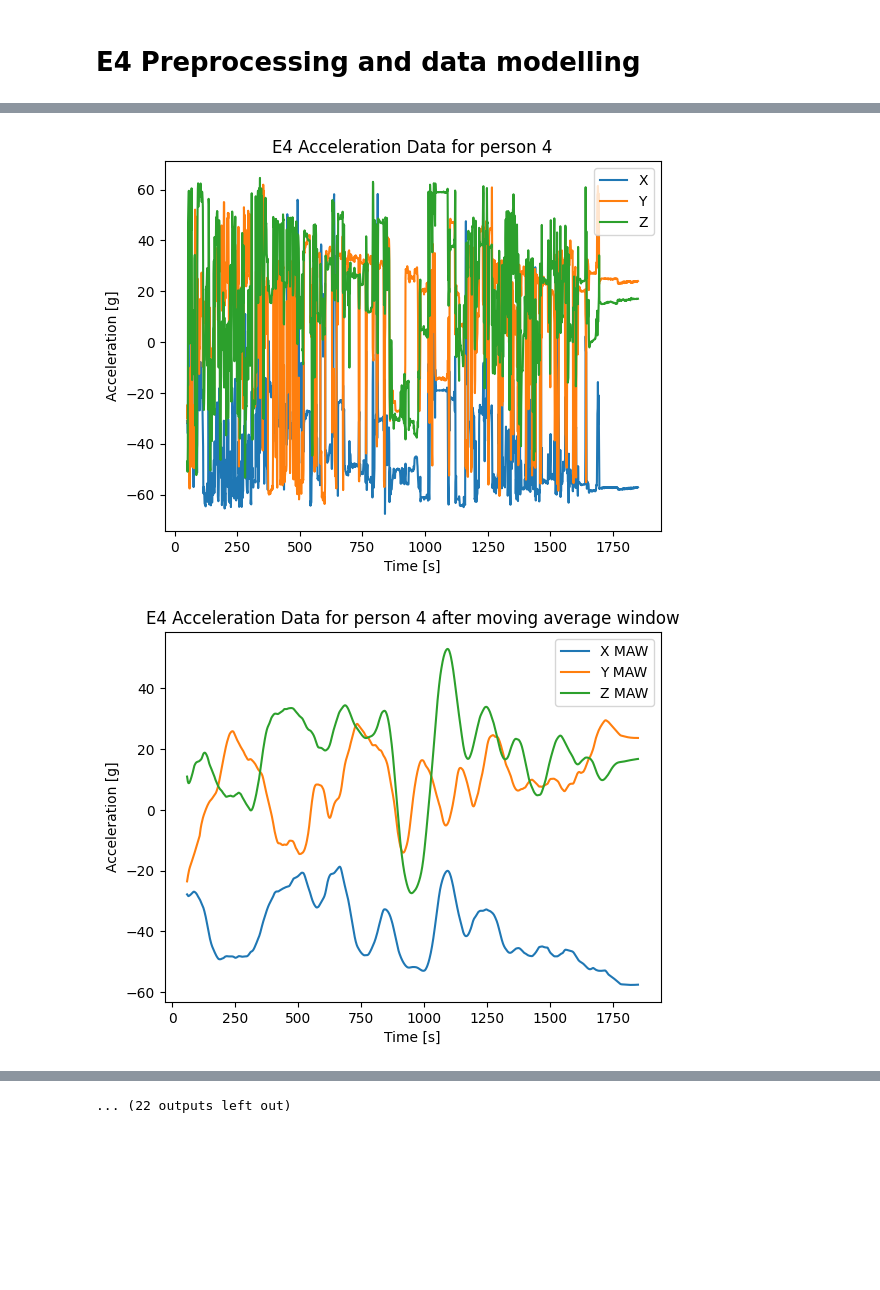
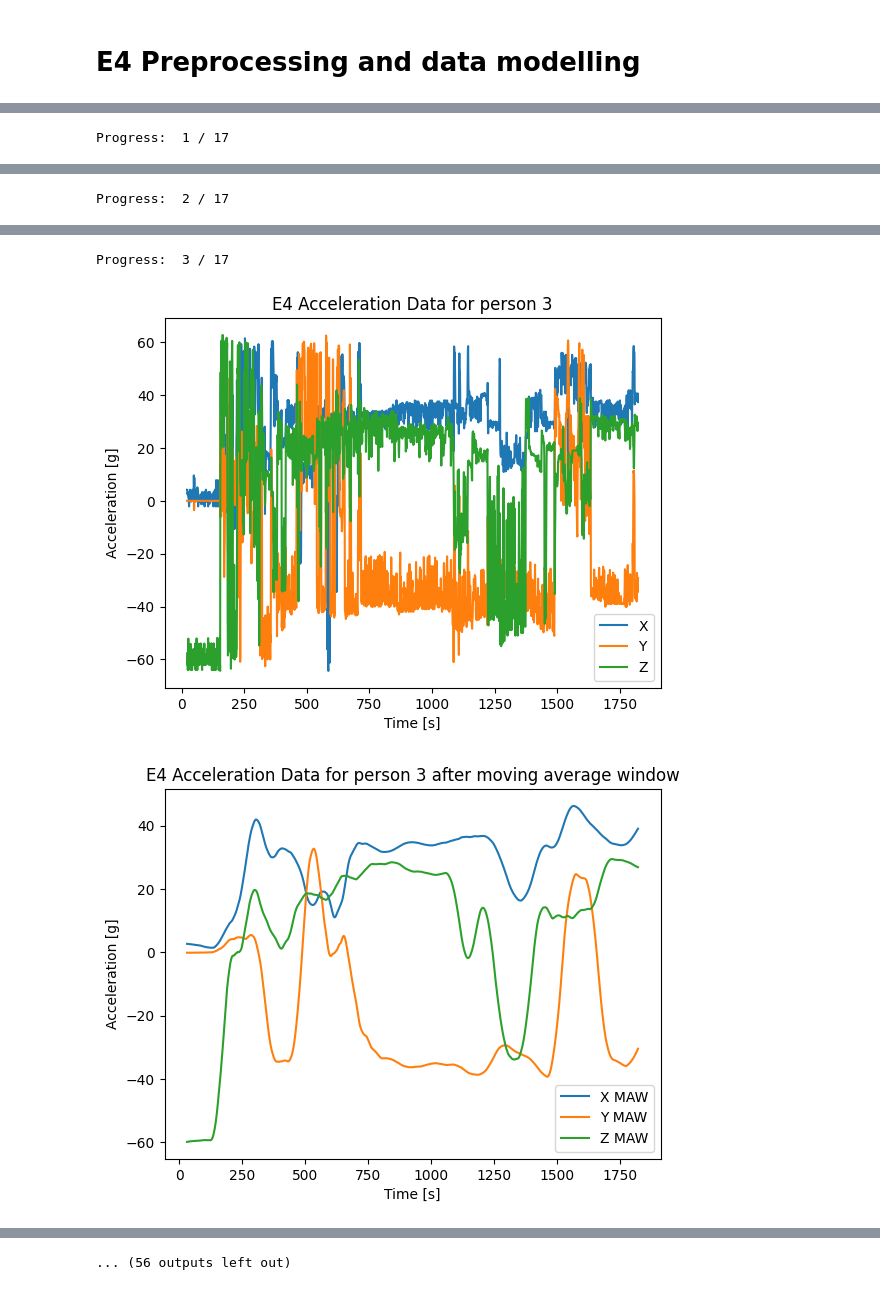
Before and after one commit to ConnorReed246/DataMiningProject, a Jupyter notebook: scripts/1_Preprocessing/E4_preprocessing.ipynb, the cells around one changed output, grey strips where cells are left out. Drawn from its saved outputs; the diff is of its cells as text; code cells hidden in the pictures; blank space fills up the shorter version.

Commit message:
Added outlier handling to E4 preprocessing

```diff
--- a/scripts/1_Preprocessing/E4_preprocessing.ipynb
+++ b/scripts/1_Preprocessing/E4_preprocessing.ipynb
@@ -251,7 +244,8 @@ plt.show()
 # Complete the ACC data preprocessing for all persons
 preprocessed_data = []
 for i in range(1, PERSONS+1):
-    e4_data, VO2_data = sync_acc_with_VO2(i)
+    print("Progress: ", i, "/", PERSONS, end="\r")
+    e4_data, VO2_data = sync_acc_with_VO2(i, handle_outliers=True)
     e4_data = central_moving_average(e4_data, 60, plot=True, person=i)
     e4_data_mag = compute_ACC_magnitude(e4_data)
     e4_data['Magnitude'] = e4_data_mag
@@ -265,3 +259,4 @@ for i in range(1, PERSONS+1):
     plt.show()
     preprocessed_data.append(e4_data)
 # %% [output]
+Progress:  1 / 17
@@ -270,0 +266 @@ for i in range(1, PERSONS+1):
+Progress:  2 / 17
@@ -274,2 +270,3 @@ for i in range(1, PERSONS+1):
+Progress:  3 / 17
-[figure, old version]
+[figure, new version]
-[figure, old version]
+[figure, new version]
@@ -280,4 +274,4 @@ for i in range(1, PERSONS+1):
-... (22 outputs left out)
+... (56 outputs left out)
 # %%
 # Save the preprocessed data
 for i, participant in enumerate(preprocessed_data):
```
Also changed, not shown: parts of 5 cells of this notebook, 17 other files.
